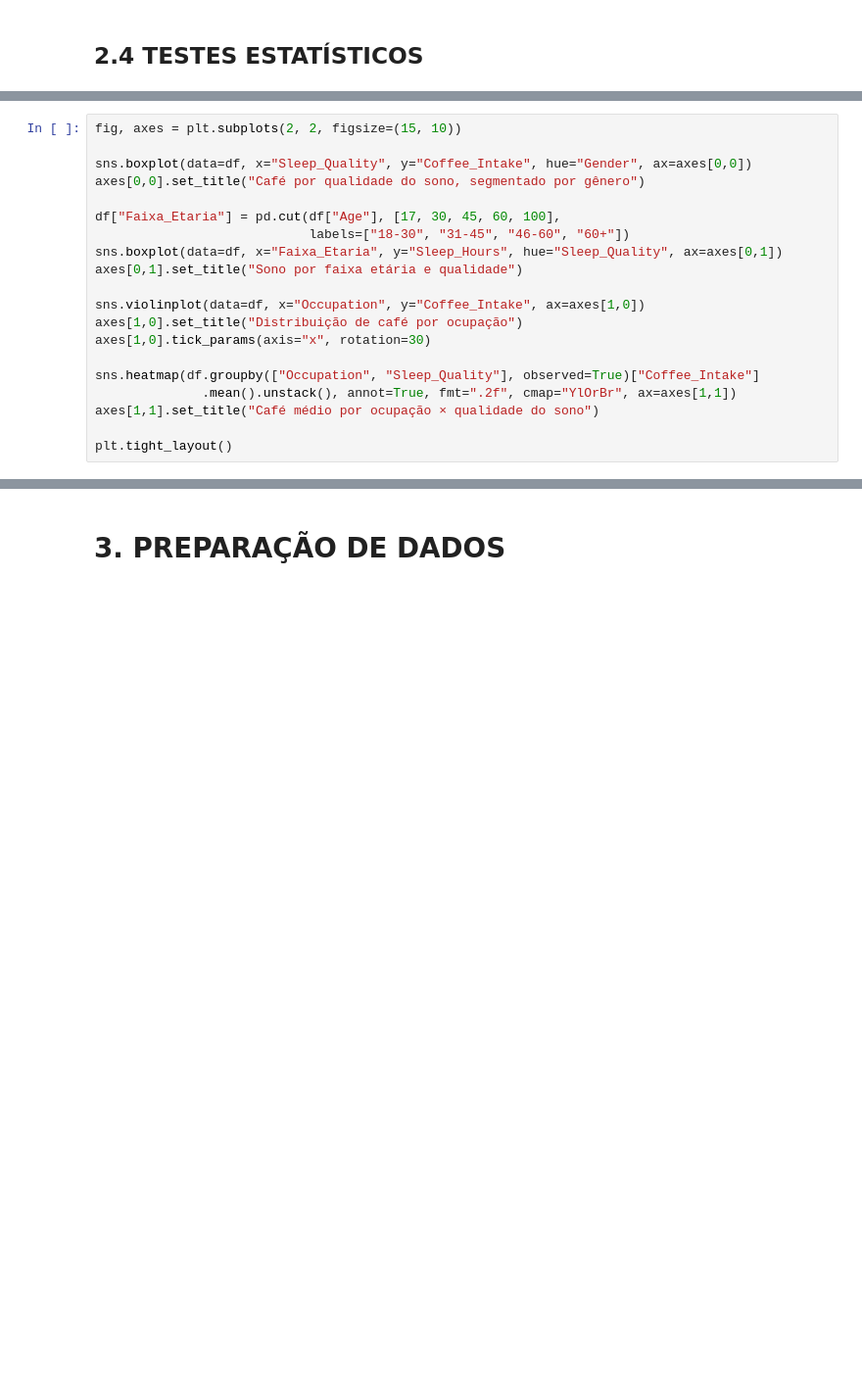
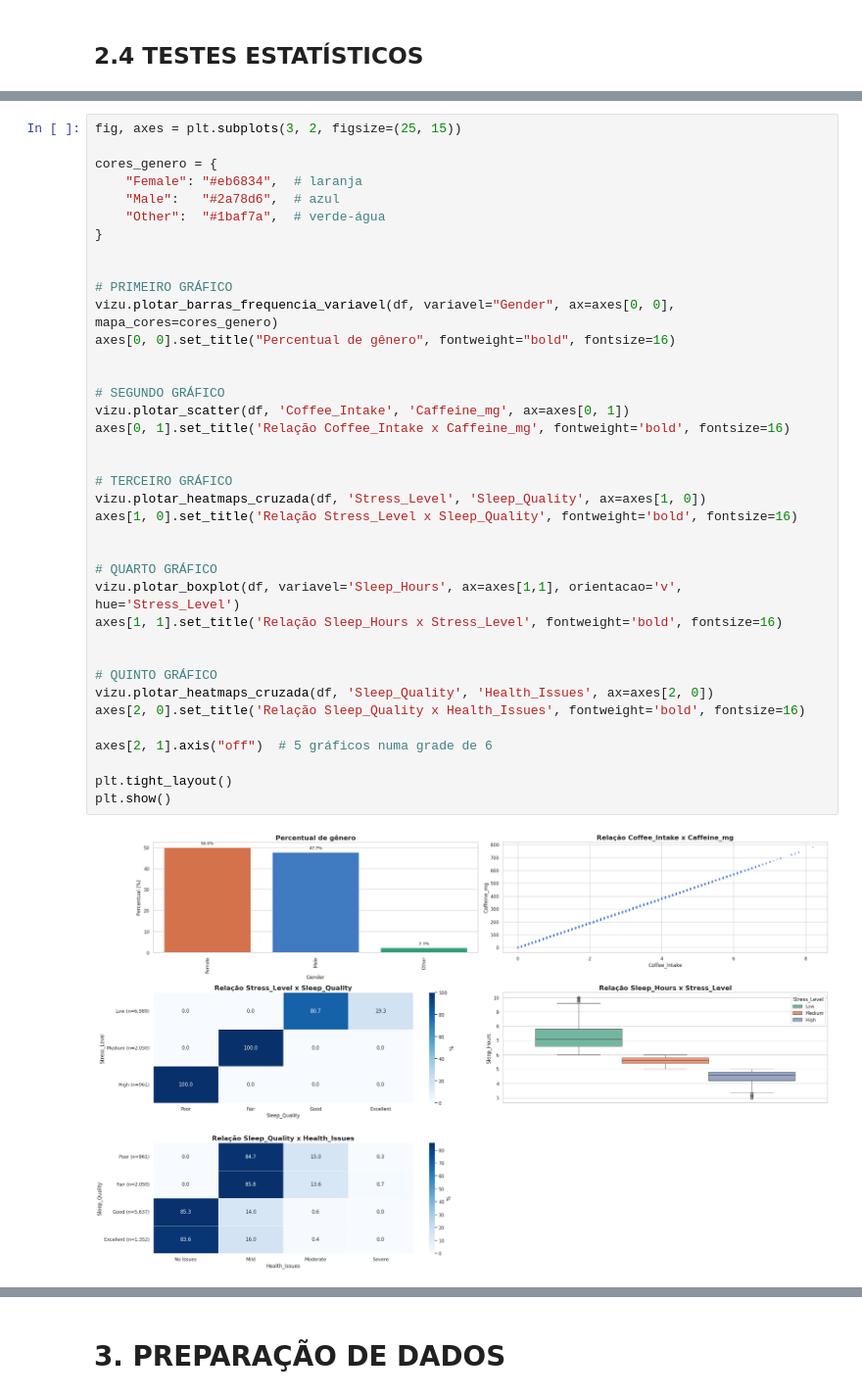
Before and after one commit to diogo-moitinho/coffee-sleep-analysis, a Jupyter notebook: notebooks/projeto.ipynb, the cells around one changed output, grey strips where cells are left out. Shown at 98% size. Saved outputs shown, nothing was run; the diff lists cells and outputs as text; blank space fills up the shorter version.

```diff
--- a/notebooks/projeto.ipynb
+++ b/notebooks/projeto.ipynb
@@ -267,20 +271,0 @@ Gender x Country — tabela 3x20, n=10000
-# %%
-fig, axes = plt.subplots(2, 2, figsize=(15, 10))
-
-sns.boxplot(data=df, x="Sleep_Quality", y="Coffee_Intake", hue="Gender", ax=axes[0,0])
-axes[0,0].set_title("Café por qualidade do sono, segmentado por gênero")
-
-df["Faixa_Etaria"] = pd.cut(df["Age"], [17, 30, 45, 60, 100],
-                            labels=["18-30", "31-45", "46-60", "60+"])
-sns.boxplot(data=df, x="Faixa_Etaria", y="Sleep_Hours", hue="Sleep_Quality", ax=axes[0,1])
-axes[0,1].set_title("Sono por faixa etária e qualidade")
-
-sns.violinplot(data=df, x="Occupation", y="Coffee_Intake", ax=axes[1,0])
-axes[1,0].set_title("Distribuição de café por ocupação")
-axes[1,0].tick_params(axis="x", rotation=30)
-
-sns.heatmap(df.groupby(["Occupation", "Sleep_Quality"], observed=True)["Coffee_Intake"]
-              .mean().unstack(), annot=True, fmt=".2f", cmap="YlOrBr", ax=axes[1,1])
-axes[1,1].set_title("Café médio por ocupação × qualidade do sono")
-
-plt.tight_layout()
@@ -356,0 +354,40 @@ sns.barplot(data=df, x="Sleep_Quality", y="Coffee_Intake", errorbar="ci")
+# %%
+fig, axes = plt.subplots(3, 2, figsize=(25, 15))
+
+cores_genero = {
+    "Female": "#eb6834",  # laranja
+    "Male":   "#2a78d6",  # azul
+    "Other":  "#1baf7a",  # verde-água
+}
+
+
+# PRIMEIRO GRÁFICO
+vizu.plotar_barras_frequencia_variavel(df, variavel="Gender", ax=axes[0, 0], mapa_cores=cores_genero)
+axes[0, 0].set_title("Percentual de gênero", fontweight="bold", fontsize=16)
+
+
+# SEGUNDO GRÁFICO
+vizu.plotar_scatter(df, 'Coffee_Intake', 'Caffeine_mg', ax=axes[0, 1])
+axes[0, 1].set_title('Relação Coffee_Intake x Caffeine_mg', fontweight='bold', fontsize=16)
+
+
+# TERCEIRO GRÁFICO
+vizu.plotar_heatmaps_cruzada(df, 'Stress_Level', 'Sleep_Quality', ax=axes[1, 0])
+axes[1, 0].set_title('Relação Stress_Level x Sleep_Quality', fontweight='bold', fontsize=16)
+
+
+# QUARTO GRÁFICO
+vizu.plotar_boxplot(df, variavel='Sleep_Hours', ax=axes[1,1], orientacao='v', hue='Stress_Level')
+axes[1, 1].set_title('Relação Sleep_Hours x Stress_Level', fontweight='bold', fontsize=16)
+
+
+# QUINTO GRÁFICO
+vizu.plotar_heatmaps_cruzada(df, 'Sleep_Quality', 'Health_Issues', ax=axes[2, 0])
+axes[2, 0].set_title('Relação Sleep_Quality x Health_Issues', fontweight='bold', fontsize=16)
+
+axes[2, 1].axis("off")  # 5 gráficos numa grade de 6
+
+plt.tight_layout()
+plt.show()
+# %% [output]
+[figure, added]
```
Also changed, not shown: parts of 57 cells of this notebook, 2 other files.
